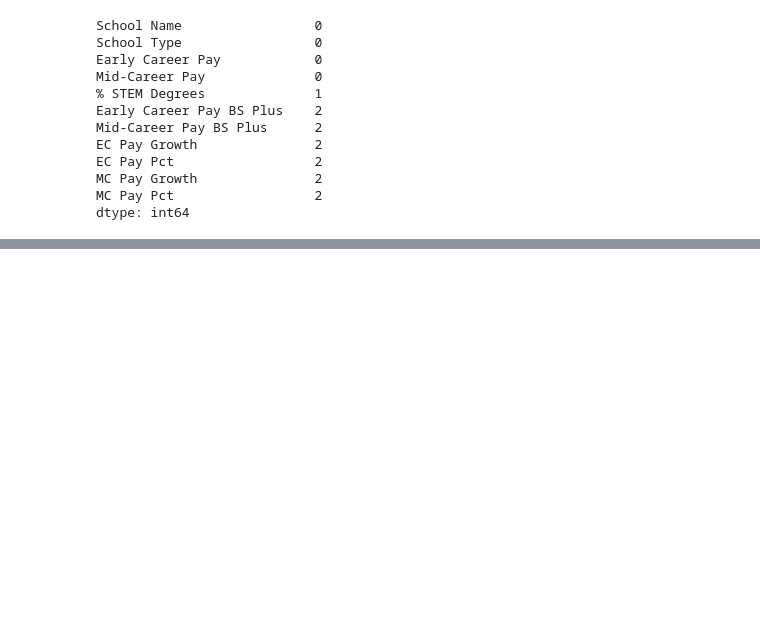
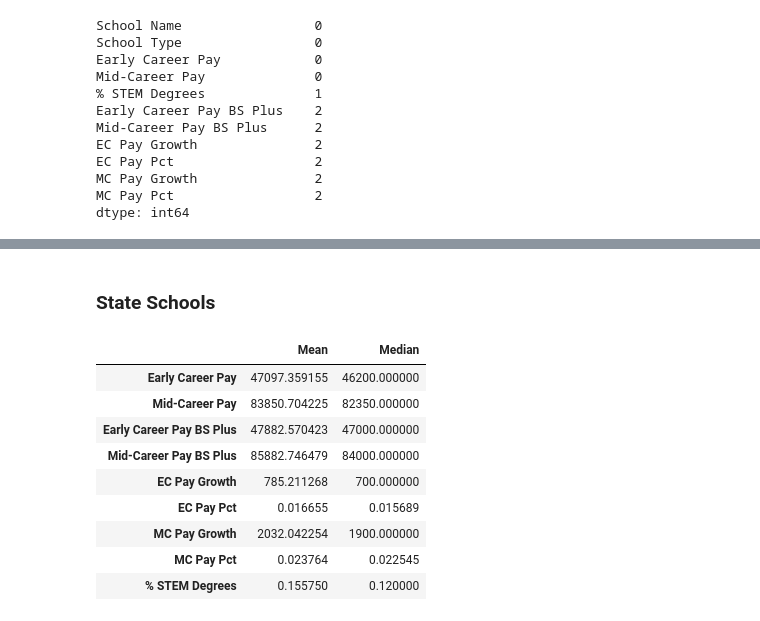
Before and after one commit to rohitrao1/Analysis-of-Higher-Education, a Jupyter notebook: ABComp.ipynb, the cells around one changed output, grey strips where cells are left out. Saved outputs shown, nothing was run; the diff lists cells and outputs as text; code cells hidden in the pictures; blank space fills up the shorter version.

```diff
--- a/ABComp.ipynb
+++ b/ABComp.ipynb
@@ -104,0 +167,32 @@ display(ivylg_data)
+# %% [markdown]
+### State Schools
+# %%
+#  Mean info
+state_mean = state_data[["Early Career Pay", "Mid-Career Pay",
+                         "Early Career Pay BS Plus", "Mid-Career Pay BS Plus",
+                         "EC Pay Growth", "EC Pay Pct", "MC Pay Growth", "MC Pay Pct",
+                         "% STEM Degrees"
+                        ]].mean()
+#  Create summary data frame to hold all results
+state_summ = pd.DataFrame(state_mean, columns=["Mean"])
+#  Median info
+state_medi = state_data[["Early Career Pay", "Mid-Career Pay",
+                         "Early Career Pay BS Plus", "Mid-Career Pay BS Plus",
+                         "EC Pay Growth", "EC Pay Pct", "MC Pay Growth", "MC Pay Pct",
+                         "% STEM Degrees"
+                        ]].median()
+#  Add median info to summary
+state_summ["Median"] = state_medi
+
+state_summ
+# %% [output]
+|  | Mean | Median |
+| Early Career Pay | 47097.359155 | 46200.000000 |
+| Mid-Career Pay | 83850.704225 | 82350.000000 |
+| Early Career Pay BS Plus | 47882.570423 | 47000.000000 |
+| Mid-Career Pay BS Plus | 85882.746479 | 84000.000000 |
+| EC Pay Growth | 785.211268 | 700.000000 |
+| EC Pay Pct | 0.016655 | 0.015689 |
+| MC Pay Growth | 2032.042254 | 1900.000000 |
+| MC Pay Pct | 0.023764 | 0.022545 |
+| % STEM Degrees | 0.155750 | 0.120000 |
```
Also changed, not shown: parts of 18 cells of this notebook.
